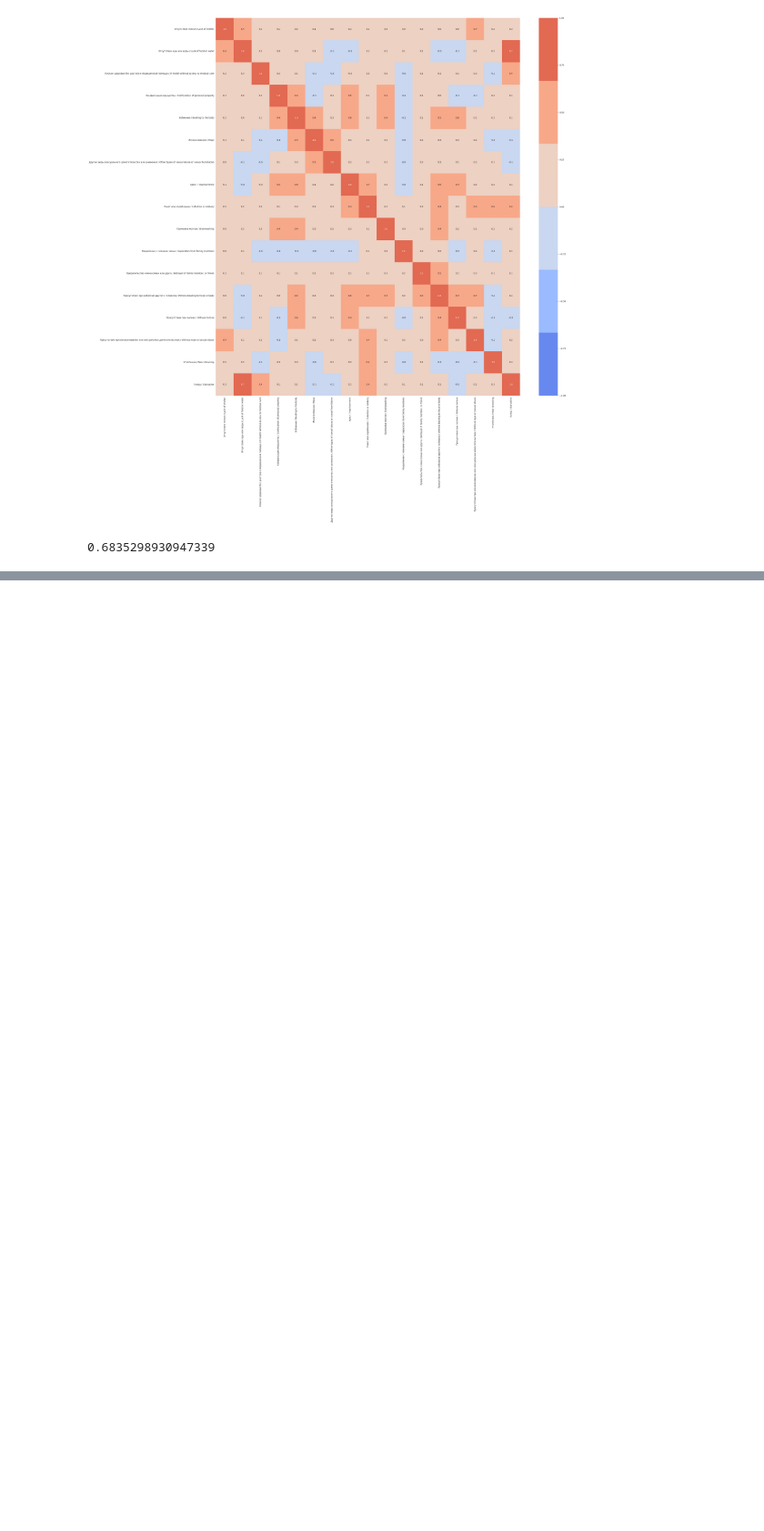
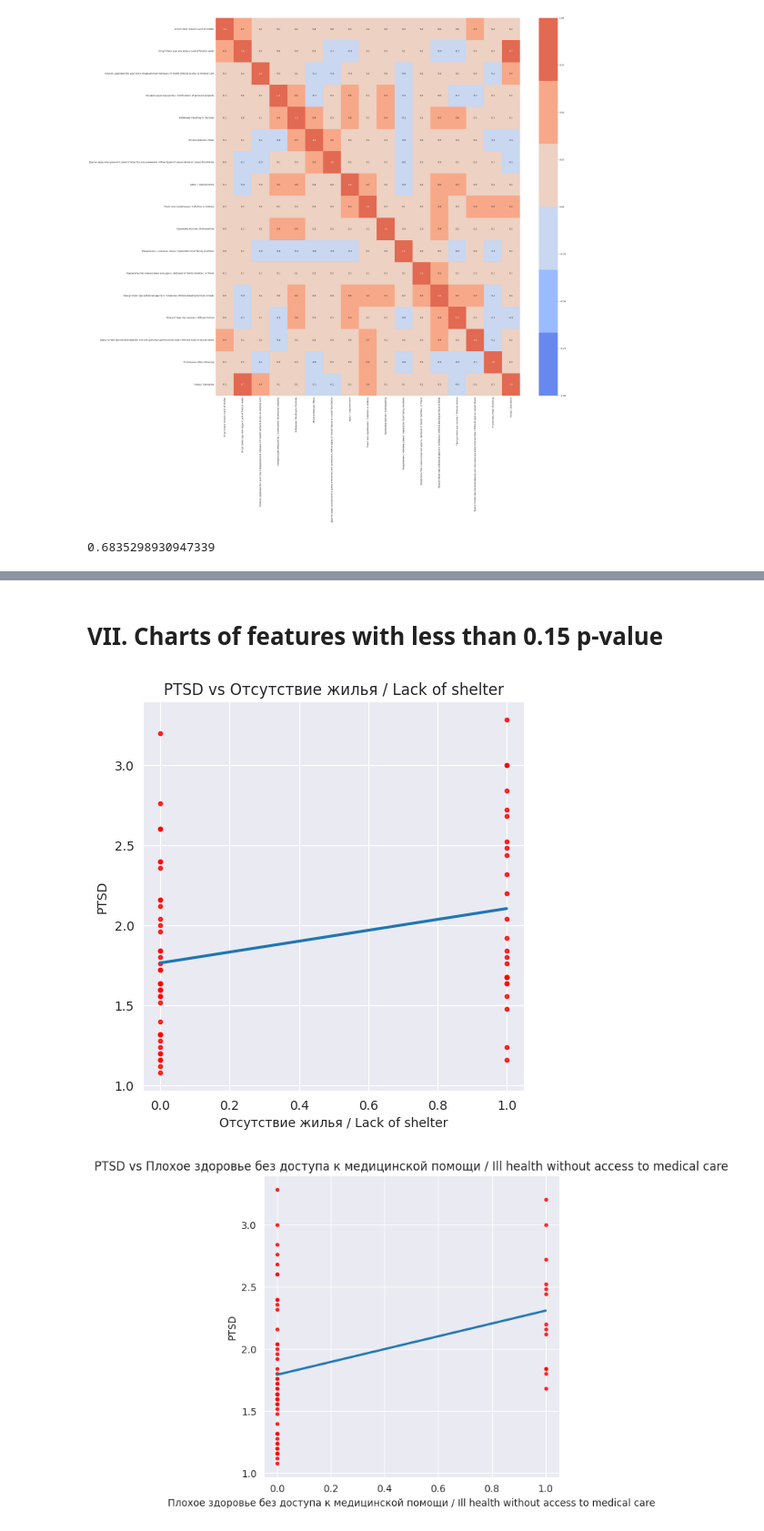
Before and after one commit to DimitriBolt/PTSD, a Jupyter notebook: PTSD~Traumas-MultiRegression.ipynb, the cells around one changed output, grey strips where cells are left out. Shown at 91% size. Saved outputs shown, nothing was run; the diff lists cells and outputs as text; code cells hidden in the pictures; blank space fills up the shorter version.

```diff
--- a/PTSD~Traumas-MultiRegression.ipynb
+++ b/PTSD~Traumas-MultiRegression.ipynb
@@ -169,9 +83,0 @@ https://dataaspirant.com/stepwise-regression/
-# %%
-# Initialize a linear regression model
-model = sklearn.linear_model.LinearRegression()
-# Initialize an RFE object
-rfe = RFECV(model, cv=5)
-# Fit the RFE object to the data
-rfe.fit(X, y)
-# Print the optimal number of features
-print(f"Optimal number of features: {rfe.n_features_}")
@@ -245,0 +99,12 @@ R^2 score using SFS -0.14071578808601215
+# %%
+# Select the top features based on the selected indices
+X_sfs = X.loc[:, feature_names]
+# let add constant to X for intercept calculation
+X_incl_const_sfs: DataFrame = add_constant(data=X_sfs)
+# let create model for  Ordinary Least Squares (OLS)
+model_sfs: statsmodels.regression.linear_model.OLS = statsmodels.regression.linear_model.OLS(endog=y, exog=X_incl_const_sfs)
+# let fit model
+results_sfs: statsmodels.regression.linear_model.RegressionResultsWrapper = model_sfs.fit()
+print(f"Adjusted Coefficient of determination: {round(results_sfs.rsquared_adj, 2)}")  # Adjusted R-squared
+print(f"Coefficient of determination: {round(results_sfs.rsquared, 2)}")  # R-squared
+print(f"p-value (F-statistic): {round(results_sfs.f_pvalue, 6)}")  # p-value (F-statistic)
@@ -245,0 +131,2 @@ R^2 score using SFS -0.14071578808601215
+# %% [markdown]
+# VII. Charts of features with less than 0.15 p-value
@@ -245,0 +135,19 @@ R^2 score using SFS -0.14071578808601215
+# %%
+# Let's plot the charts of features with less than 0.15 p-value
+for feature in X_sfs.columns.tolist():
+    a = results_sfs.pvalues[feature]
+    if results_sfs.pvalues[feature] <= 0.15:
+        seaborn.lmplot(x=feature,
+                       y='PTSD',
+                       data=DataFrame(data={feature: X[feature],
+                                        "PTSD": y["PTSD"]}),
+                       order=1,
+                       ci=None,
+                       scatter_kws={'color': 'r', 's': 9})
+        plt.title(f"PTSD vs {feature}")
+        plt.xlabel(feature)
+        plt.ylabel('PTSD')
+        plt.show()
+# %% [output]
+[figure, added]
+[figure, added]
```
Also changed, not shown: parts of 34 cells of this notebook, 2 other files.
